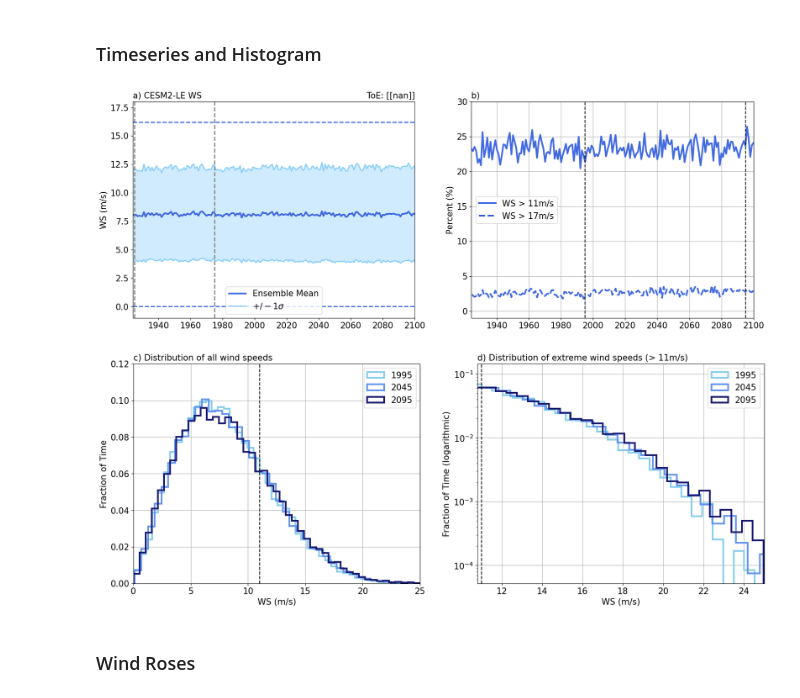
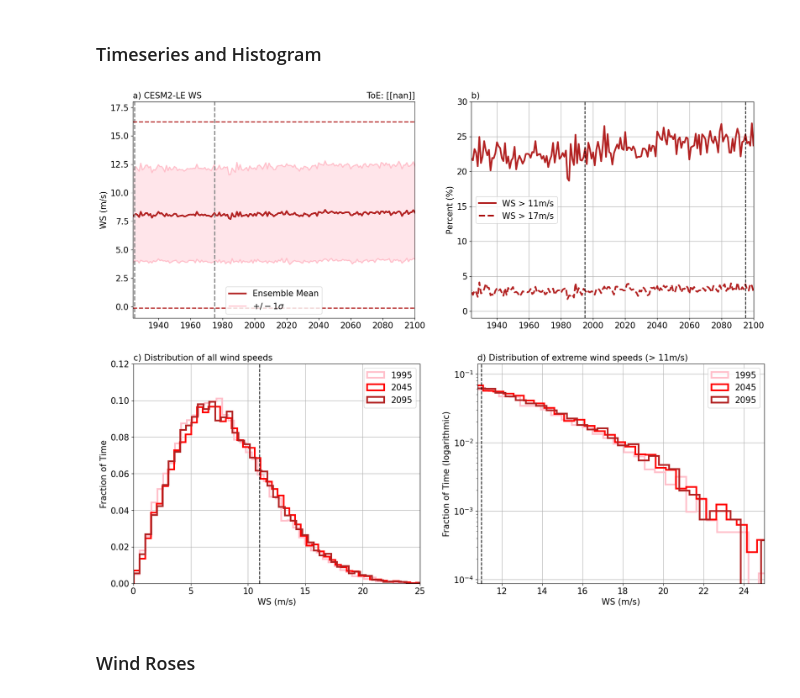
Before and after one commit to duvivier/utqiagvik_environment_whaling, a Jupyter notebook: data_analysis/Fig_6_utq_fall_ws_cesm2le.ipynb, the cells around one changed output. Saved outputs shown, nothing was run; the diff lists cells and outputs as text; code cells hidden in the pictures.

Commit message:
updating figure notebooks

```diff
--- a/data_analysis/Fig_6_utq_fall_ws_cesm2le.ipynb
+++ b/data_analysis/Fig_6_utq_fall_ws_cesm2le.ipynb
@@ -21,7 +21,7 @@ import math
 # %%
 # set model to load
 # options: 'cesm1le', 'cesm2le', 'cesm2cmip5'
-model = 'cesm2le'
+model = 'cesm1le'
 # %%
 # set base directory
 dir_base = '/glade/campaign/cgd/ppc/duvivier/arctic_actionable/DATA/utqiagvik_data_all/'
@@ -372,21 +372,23 @@ wd_dec3 = data_sub.where((data_sub.years >= yy3_1)&(data_sub.years <= yy3_2),dro
 ## Plots
 # %%
 # set an output directory for figures
-dir_out = '/glade/campaign/cgd/ppc/duvivier/arctic_actionable/utqiagvik_analysis/version_5/'
+dir_out = '/glade/campaign/cgd/ppc/duvivier/arctic_actionable/utqiagvik_analysis/version_6/'
 # %%
 # set colors
 if model == 'cesm2le':
     c1 = 'royalblue'
     c2 = 'lightskyblue'
     lab = 'CESM2-LE'
+    ch1 = 'skyblue'
+    ch2 = 'cornflowerblue'
+    ch3 = 'midnightblue'
 elif model == 'cesm1le':
     c1 = 'firebrick'
     c2 = 'pink'
     lab = 'CESM1-LE'
-elif model == 'cesm2cmip5':
-    c1 = 'gold'
-    c2 = 'khaki'
-    lab = 'CESM2-CMIP5'
+    ch1 = 'pink'
+    ch2 = 'red'
+    ch3 = 'firebrick'
 # %%
 # set number of bins
 n_bins = 50  # roughly 0.5m/s bins
@@ -458,7 +460,7 @@ plt.legend(loc='center left', fontsize=15, ncol=1);
 fig = plt.savefig(fout+'.png', bbox_inches='tight', dpi=200)
 fig = plt.savefig(dir_out+fout+'.png', bbox_inches='tight', dpi=200)
 # %% [output]
-[figure, old version]
+[figure, new version]
 # %%
 # create figure
 fout = 'fig_6_utq_fall_wind_histogram_'+model
@@ -469,9 +471,9 @@ fig = plt.figure(figsize=(20,7))
 ### Plot 3  - WS Histogram ###
 ax = fig.add_subplot(1,2,1)
 # first decade
-ax.hist(ws_dec1, n_bins, color='skyblue', label='1995', density=True, histtype='step', linewidth=3, stacked=True, fill=False)
-ax.hist(ws_dec2, n_bins, color='cornflowerblue', label='2045', density=True, histtype='step', linewidth=3, stacked=True, fill=False)
-ax.hist(ws_dec3, n_bins, color='midnightblue', label='2095', density=True, histtype='step',linewidth=3, stacked=True, fill=False)
+ax.hist(ws_dec1, n_bins, color=ch1, label='1995', density=True, histtype='step', linewidth=3, stacked=True, fill=False)
+ax.hist(ws_dec2, n_bins, color=ch2, label='2045', density=True, histtype='step', linewidth=3, stacked=True, fill=False)
+ax.hist(ws_dec3, n_bins, color=ch3, label='2095', density=True, histtype='step',linewidth=3, stacked=True, fill=False)
 # add vertical line at 11m/s and 17m/s
 plt.axvline(x=11, color='black', linestyle='--')
 #plt.axvline(x=17, color='black', linestyle='--')
@@ -483,37 +485,37 @@ plt.xlim([0,25])
 plt.ylabel('Fraction of Time',fontsize=15)
 plt.yticks(fontsize=15)
 plt.ylim([0,0.12])
 plt.grid()
 plt.legend(loc='upper right', fontsize=15, ncol=1)
 
 ### Plot 4  - WS Histogram - Tail ###
 ax = fig.add_subplot(1,2,2)
 # first decade
-ax.hist(ws_dec1, n_bins, color='skyblue', label='1995', density=True, histtype='step', linewidth=3, stacked=True, fill=False)
-ax.hist(ws_dec2, n_bins, color='cornflowerblue', label='2045', density=True, histtype='step', linewidth=3, stacked=True, fill=False)
-ax.hist(ws_dec3, n_bins, color='midnightblue', label='2095', density=True, histtype='step',linewidth=3, stacked=True, fill=False)
+ax.hist(ws_dec1, n_bins, color=ch1, label='1995', density=True, histtype='step', linewidth=3, stacked=True, fill=False)
+ax.hist(ws_dec2, n_bins, color=ch2, label='2045', density=True, histtype='step', linewidth=3, stacked=True, fill=False)
+ax.hist(ws_dec3, n_bins, color=ch3, label='2095', density=True, histtype='step',linewidth=3, stacked=True, fill=False)
 # add vertical line at 11m/s and 17m/s
 plt.axvline(x=11, color='black', linestyle='--')
 #plt.axvline(x=17, color='black', linestyle='--')
 # modify plot
 plt.title('d) Distribution of extreme wind speeds (> 11m/s)',loc='left',fontsize=15)
 plt.xlabel('WS (m/s)',fontsize=15)
 plt.xticks(fontsize=15)
 plt.xlim([10.8,25])
 #plt.xlim([16.8,25])
 plt.ylabel('Fraction of Time (logarithmic)',fontsize=15)
 plt.yticks(fontsize=15)
 plt.yscale('log')
 #plt.ylim([0,0.06])
 #plt.ylim([0,0.02])
 plt.grid()
 plt.legend(loc='upper right', fontsize=15, ncol=1)
 
 # Finalize figure and save
 fig = plt.savefig(fout+'.png', bbox_inches='tight', dpi=200)
 fig = plt.savefig(dir_out+fout+'.png', bbox_inches='tight', dpi=200)
 # %% [output]
-[figure, old version]
+[figure, new version]
 # %% [markdown]
 ### Wind Roses
 # %%
```
Also changed, not shown: parts of 6 cells of this notebook, 8 other files.
